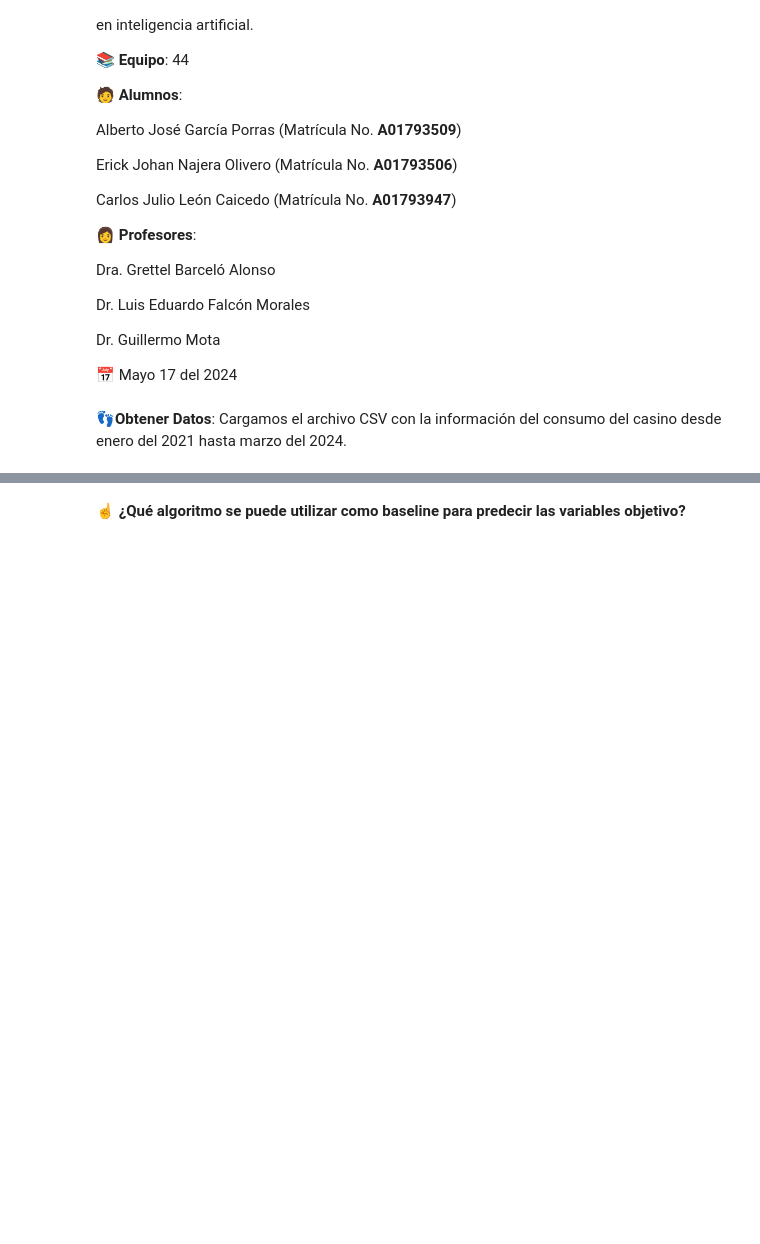
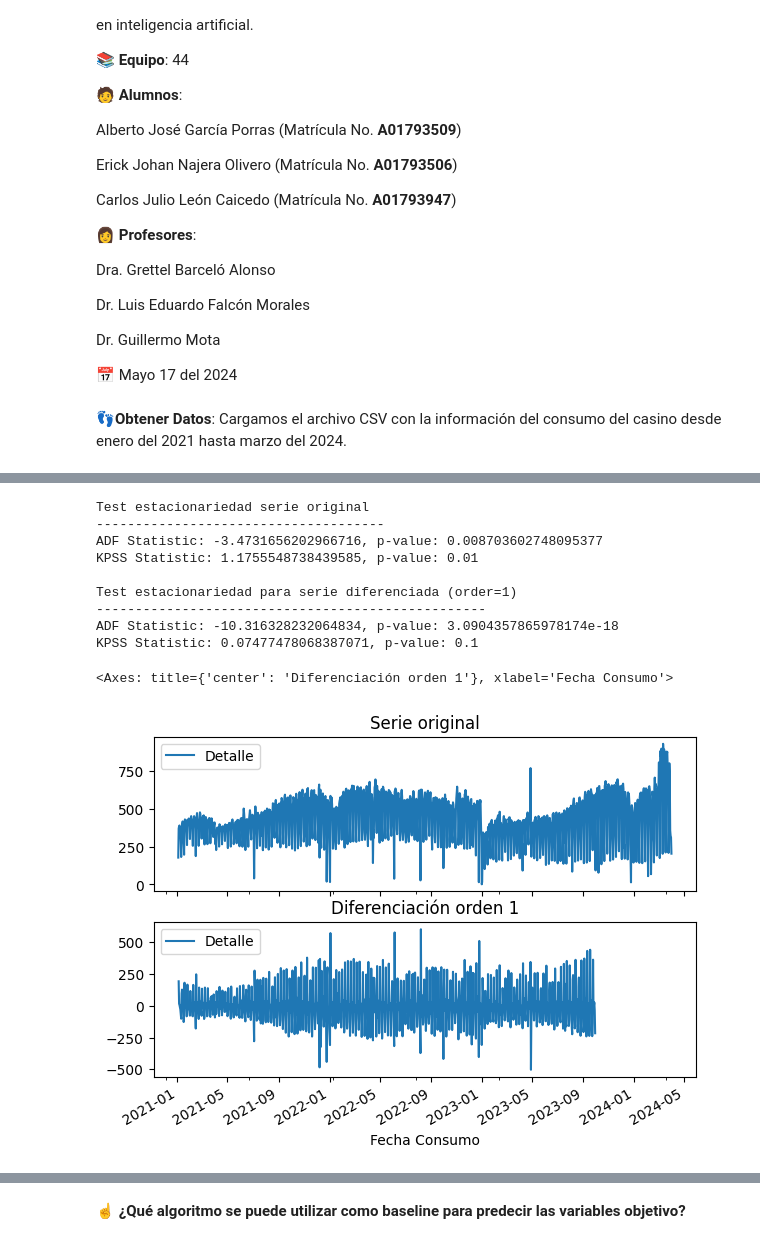
Before and after one commit to A01793509/Equipo_44, a Jupyter notebook: Avance3_44.ipynb, the cells around one changed output, grey strips where cells are left out. Drawn from its saved outputs; the diff is of its cells as text; code cells hidden in the pictures; blank space fills up the shorter version.

```diff
--- a/Avance3_44.ipynb
+++ b/Avance3_44.ipynb
@@ -56,0 +248,39 @@ dfCasinoConsumo.head()
+# %%
+# Test estacionariedad
+# ==============================================================================
+warnings.filterwarnings("ignore")
+
+datos_diff_1 = grouped_train.diff().dropna()
+datos_diff_2 = datos_diff_1.diff().dropna()
+
+print('Test estacionariedad serie original')
+print('-------------------------------------')
+adfuller_result = adfuller(grouped)
+kpss_result = kpss(grouped)
+print(f'ADF Statistic: {adfuller_result[0]}, p-value: {adfuller_result[1]}')
+print(f'KPSS Statistic: {kpss_result[0]}, p-value: {kpss_result[1]}')
+
+print('\nTest estacionariedad para serie diferenciada (order=1)')
+print('--------------------------------------------------')
+adfuller_result = adfuller(datos_diff_1)
+kpss_result = kpss(grouped.diff().dropna())
+print(f'ADF Statistic: {adfuller_result[0]}, p-value: {adfuller_result[1]}')
+print(f'KPSS Statistic: {kpss_result[0]}, p-value: {kpss_result[1]}')
+
+# Gráfico series
+# ==============================================================================
+fig, axs = plt.subplots(nrows=2, ncols=1, figsize=(7, 5), sharex=True)
+grouped.plot(ax=axs[0], title='Serie original')
+datos_diff_1.plot(ax=axs[1], title='Diferenciación orden 1')
+# %% [output]
+Test estacionariedad serie original
+-------------------------------------
+ADF Statistic: -3.4731656202966716, p-value: 0.008703602748095377
+KPSS Statistic: 1.1755548738439585, p-value: 0.01
+
+Test estacionariedad para serie diferenciada (order=1)
+--------------------------------------------------
+ADF Statistic: -10.316328232064834, p-value: 3.0904357865978174e-18
+KPSS Statistic: 0.07477478068387071, p-value: 0.1
+<Axes: title={'center': 'Diferenciación orden 1'}, xlabel='Fecha Consumo'>
+[figure, added]
```
Also changed, not shown: parts of 22 cells of this notebook.
